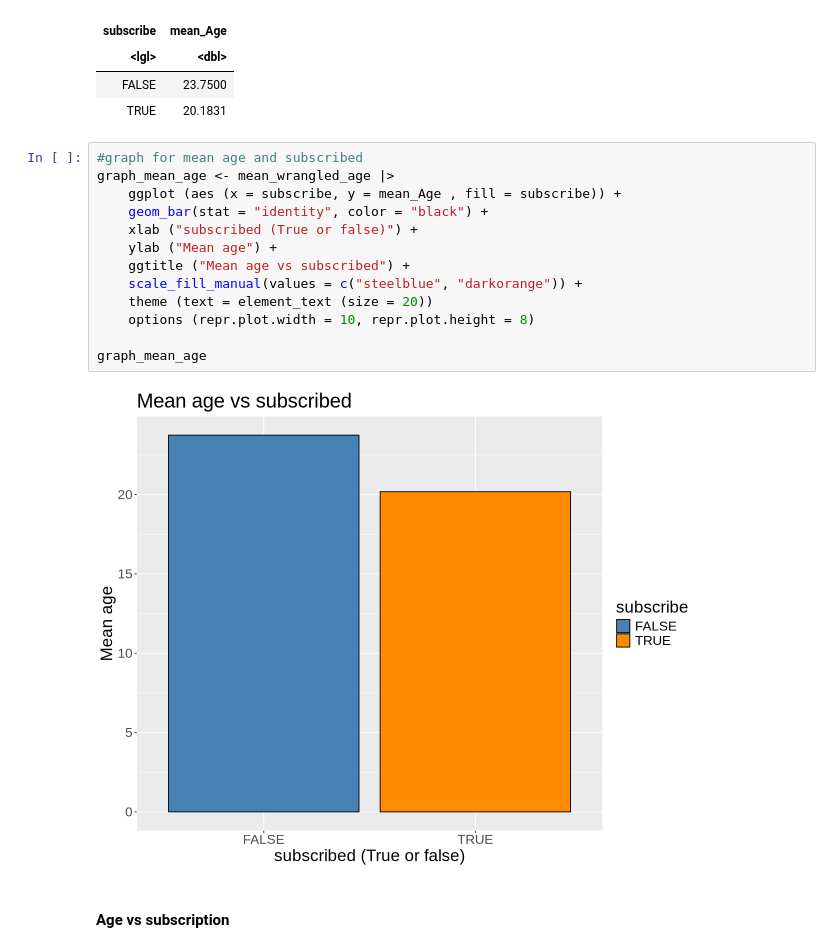
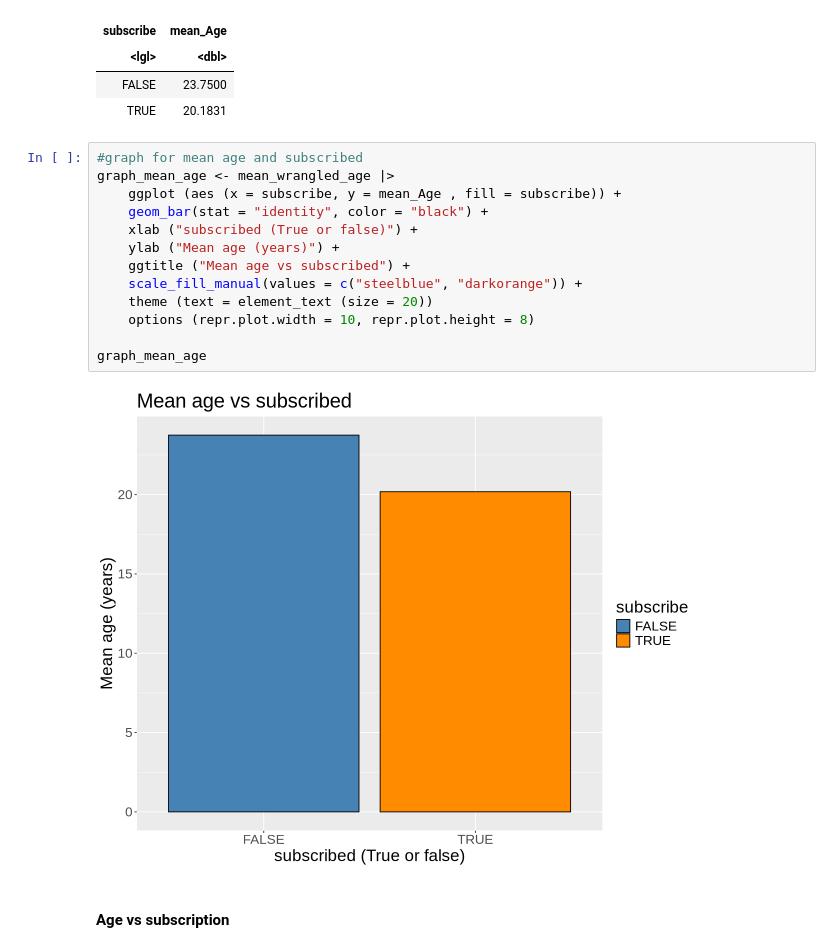
Before and after one commit to SimranHeir/DSCI-100-Project-Planning-Stage-Individual-Simran-Heir, a Jupyter notebook: Project Planning Individual Stage Notebook - Simran Heir.ipynb, the cells around one changed output. Cells and saved outputs as stored; diff of their text form.

```diff
--- a/Project Planning Individual Stage Notebook - Simran Heir.ipynb
+++ b/Project Planning Individual Stage Notebook - Simran Heir.ipynb
@@ -407,18 +404,18 @@ A tibble: 2 × 2
 # %%
 #graph for mean age and subscribed
 graph_mean_age <- mean_wrangled_age |>
     ggplot (aes (x = subscribe, y = mean_Age , fill = subscribe)) +
     geom_bar(stat = "identity", color = "black") +
     xlab ("subscribed (True or false)") +
-    ylab ("Mean age") +
+    ylab ("Mean age (years)") +
     ggtitle ("Mean age vs subscribed") +
     scale_fill_manual(values = c("steelblue", "darkorange")) +
     theme (text = element_text (size = 20))
     options (repr.plot.width = 10, repr.plot.height = 8)
 
 graph_mean_age
 # %% [output]
-[figure, old version]
+[figure, new version]
 # %% [markdown]
 
 #### Age vs subscription
```
Also changed, not shown: parts of 12 cells of this notebook.
